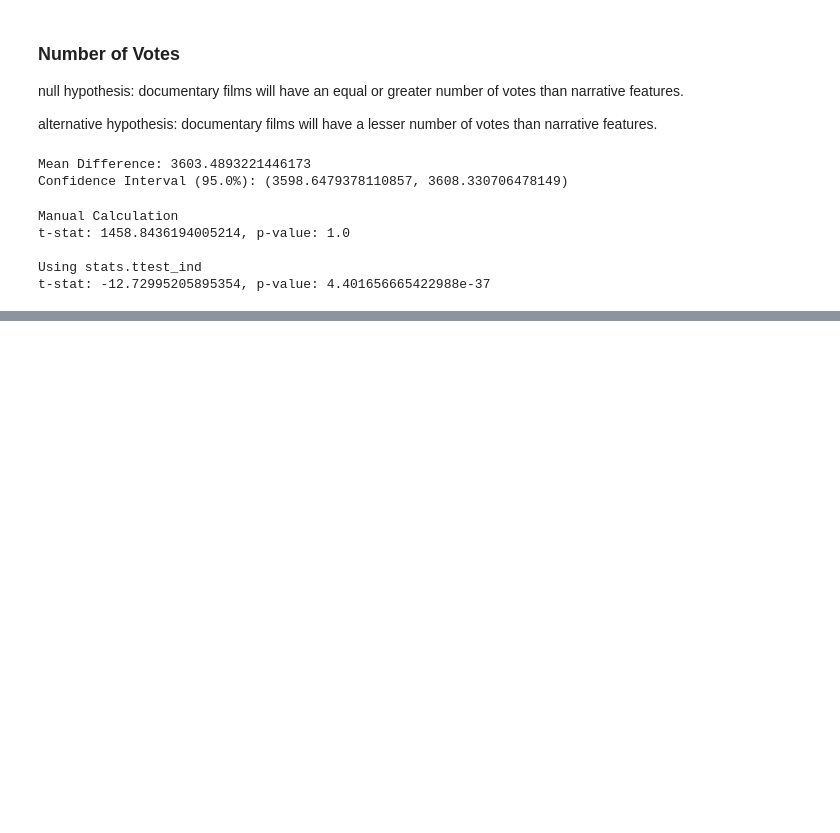
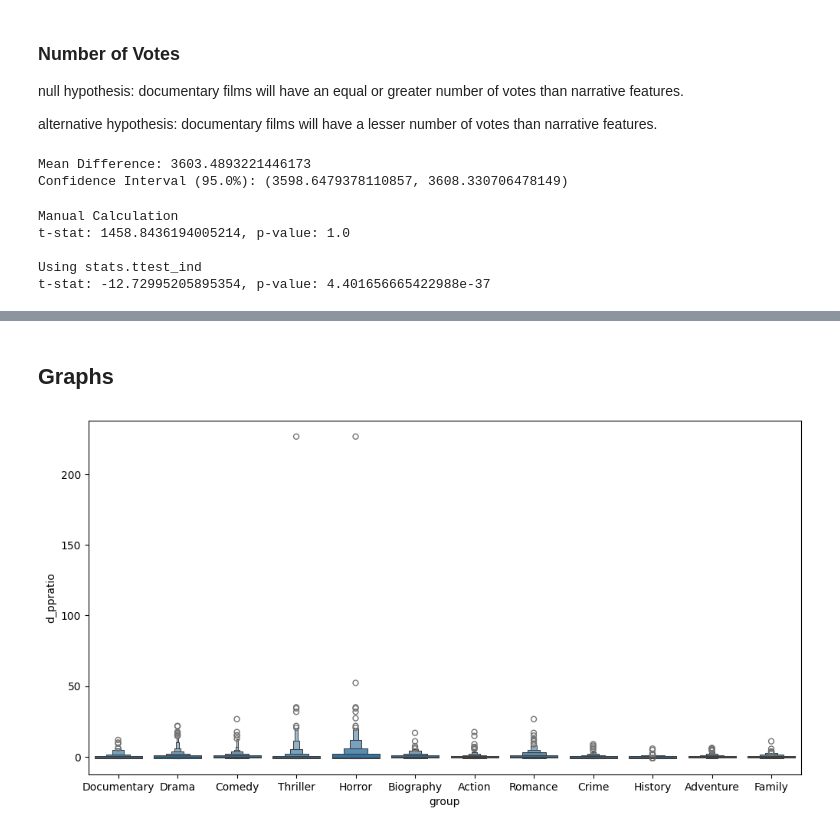
Before and after one commit to emmascotson/Movie-Data-Analysis, a Jupyter notebook: notebooks/exploratory.ipynb, the cells around one changed output, grey strips where cells are left out. Drawn from its saved outputs; the diff is of its cells as text; code cells hidden in the pictures; blank space fills up the shorter version.

Commit message:
Adding Dale's box plots & statsmodels eda on films by genre

```diff
--- a/notebooks/exploratory.ipynb
+++ b/notebooks/exploratory.ipynb
@@ -3273,0 +3268,4 @@ t-stat: -12.72995205895354, p-value: 4.401656665422988e-37
+# %%
+drop_columns= ['domestic_gross', 'worldwide_gross', 'foreign_gross', 'log_numvotes',
+              'ww_netprofit', 'ww_ppratio', 'f_netprofit', 'f_ppratio']
+films_df = films_df.drop(drop_columns, axis=1)
@@ -3273,0 +3274,2 @@ t-stat: -12.72995205895354, p-value: 4.401656665422988e-37
+# %%
+financials = films_df[films_df.d_netprofit.notna()]
@@ -3273,0 +3282,14 @@ t-stat: -12.72995205895354, p-value: 4.401656665422988e-37
+# %%
+groups = ['Documentary', 'Drama', 'Comedy', 'Thriller', 'Horror', 'Biography', 'Action', 'Romance',
+          'Crime', 'History', 'Adventure', 'Family']
+
+df_groups = [financials[financials['genres'].str.contains(group, na=False)].assign(group=group) for group in groups]
+# %%
+combined_df = pd.concat(df_groups, ignore_index=True)
+# %% [markdown]
+## Graphs
+# %%
+plt.figure(figsize=(12, 6))
+sns.boxenplot(x='group', y='d_ppratio', data=combined_df);
+# %% [output]
+[figure, added]
```
Also changed, not shown: parts of 35 cells of this notebook.
